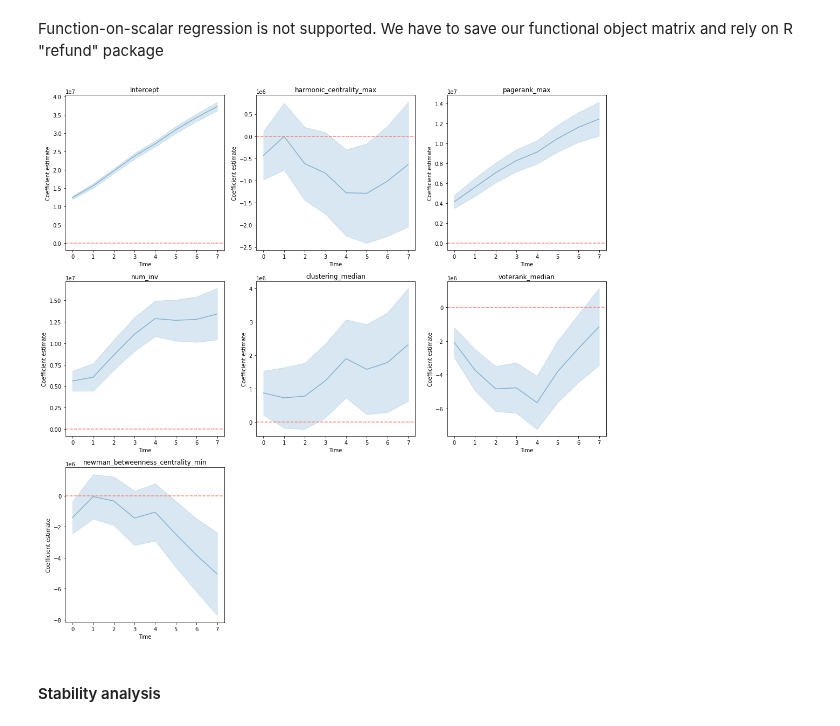
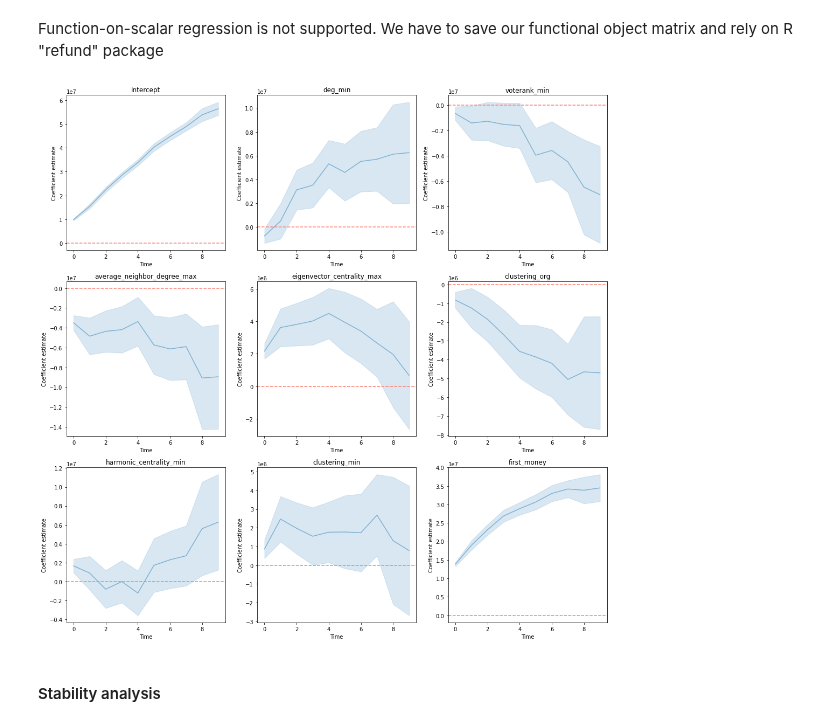
Before and after one commit to testalorenzo/crunch_net, a Jupyter notebook: ANS/notebook/notebooks/ANS_extension.ipynb, the cells around one changed output. Drawn from its saved outputs; the diff is of its cells as text; code cells hidden in the pictures.

```diff
--- a/ANS/notebook/notebooks/ANS_extension.ipynb
+++ b/ANS/notebook/notebooks/ANS_extension.ipynb
@@ -349,3 +347,5 @@ formula='cluster ~ harmonic_centrality_max + pagerank_max + num_inv + clustering
+# %%
+formula='cluster ~ deg_min + voterank_min + average_neighbor_degree_max + eigenvector_centrality_max + clustering_org + harmonic_centrality_min + clustering_min + first_money'
 # %%
 results = smf.logit(formula, data=binary_merge).fit()
 print(results.summary())
@@ -447,8 +447,10 @@ num_scaled.columns=num.columns
 num_scaled.index=cat.index
 
 cumulative_merge=pd.concat([cat, num_scaled], axis=1)
+# %%
+formula='cum ~ deg_min + voterank_min + average_neighbor_degree_max + eigenvector_centrality_max + clustering_org + harmonic_centrality_min + clustering_min + first_money + sector + continent'
 # %%
-results = smf.ols('cum ~ harmonic_centrality_max + pagerank_max + num_inv + clustering_median + voterank_median + newman_betweenness_centrality_min + eigenvector_centrality_org + sector + continent + first_money', data=cumulative_merge).fit()
+results = smf.ols(formula, data=cumulative_merge).fit()
 print(results.summary())
 # %% [output]
                             OLS Regression Results
@@ -610,27 +612,26 @@ data_size.to_csv('responses_for_R.csv')
 fun_coef=pd.read_csv('funcoef_estimate.csv')
 fun_se=pd.read_csv('funse_estimate.csv')
 # %%
-names=['Intercept', 'harmonic_centrality_max', 'pagerank_max', 'num_inv', 'clustering_median', 'voterank_median', 'newman_betweenness_centrality_min', 'eigenvector_centrality_org']
-
+names=['Intercept', 'deg_min', 'voterank_min', 'average_neighbor_degree_max', 'eigenvector_centrality_max', 'clustering_org', 'harmonic_centrality_min', 'clustering_min', 'first_money']
 
 fig, axs = plt.subplots(3, 3, figsize=(18, 18))
 
-for i in range(7):
+for i in range(9):
     axs[i//3, i%3].plot(range(0,fun_coef.shape[0]), fun_coef.iloc[:,i], '-', c=default_color)
     axs[i//3, i%3].fill_between(range(0,fun_coef.shape[0]), fun_coef.iloc[:,i] - fun_se.iloc[:,i], fun_coef.iloc[:,i] + fun_se.iloc[:,i], color=default_color, alpha=0.3)
     axs[i//3, i%3].set_title(names[i])
 
 for ax in axs.flat:
     ax.set(xlabel='Time', ylabel='Coefficient estimate')
     ax.axhline(0,color=default_color2,ls='--')
 
-axs[2, 1].set_visible(False)
-axs[2, 2].set_visible(False)
+#axs[2, 1].set_visible(False)
+#axs[2, 2].set_visible(False)
 
 os.chdir('/Users/ltesta/Documents/GitHub/crunch_net/ANS/plots')
 plt.savefig('functional_coefficients_'+str(size)+'.pdf', bbox_inches="tight")
 # %% [output]
-[figure, old version]
+[figure, new version]
 # %% [markdown]
 #### Stability analysis
 # %% [markdown]
```
Also changed, not shown: parts of 5 cells of this notebook, 6 other files.
